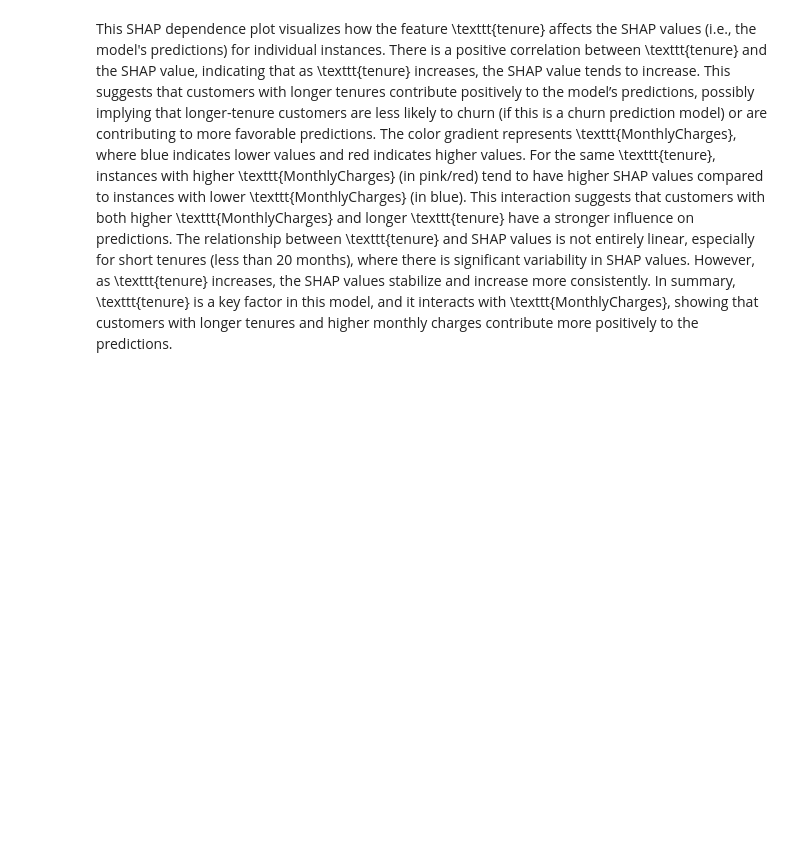
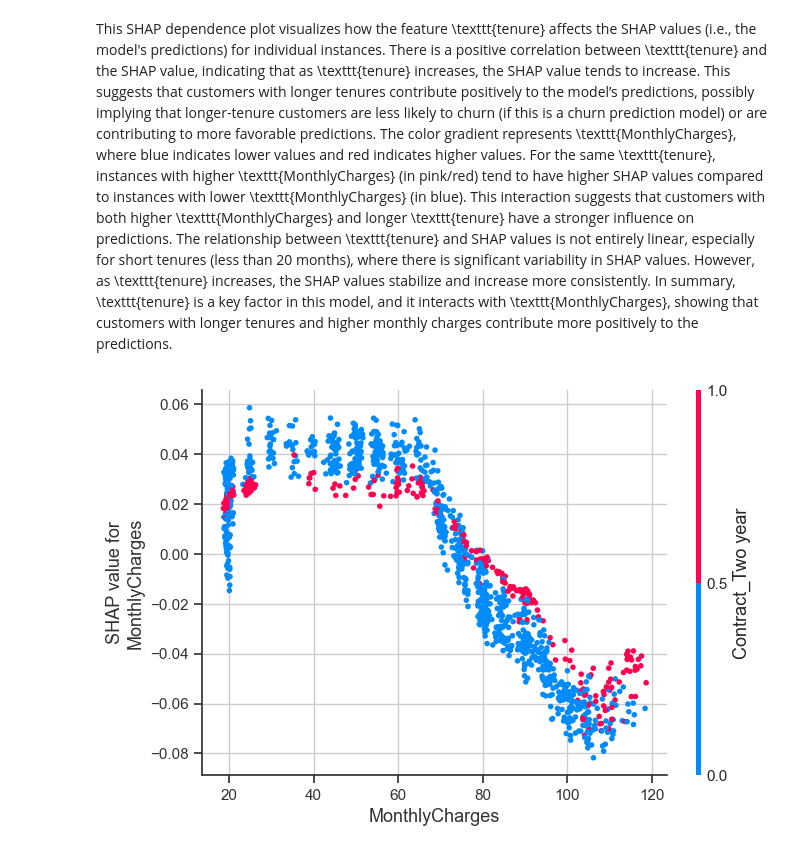
Before and after one commit to ngnquanq/xai-thesis, a Jupyter notebook: notebooks/telco/telco_xai.ipynb, the cells around one changed output. Saved outputs shown, nothing was run; the diff lists cells and outputs as text; code cells hidden in the pictures; blank space fills up the shorter version.

```diff
--- a/notebooks/telco/telco_xai.ipynb
+++ b/notebooks/telco/telco_xai.ipynb
@@ -269,0 +270,5 @@ This SHAP dependence plot visualizes how the feature \texttt{tenure} affects the
+# %%
+shap.dependence_plot(ind="MonthlyCharges", shap_values=explainer_object.values[:,:,0],
+                     features=X_test,feature_names=feature_names)
+# %% [output]
+[figure, added]
```
Also changed, not shown: 3 other files.
